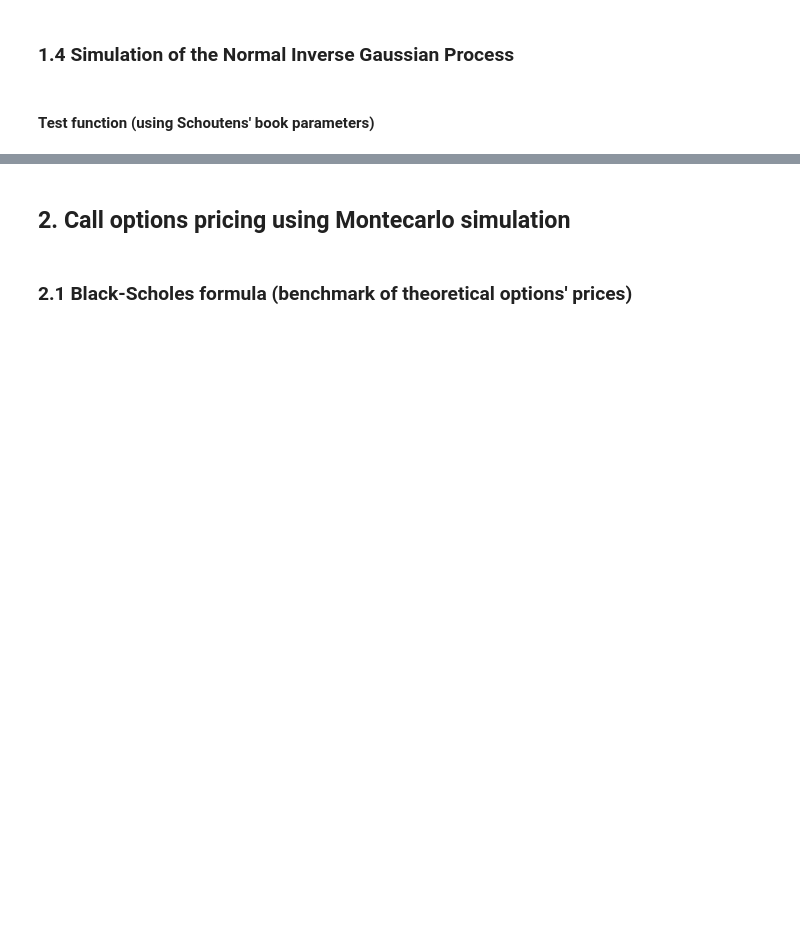
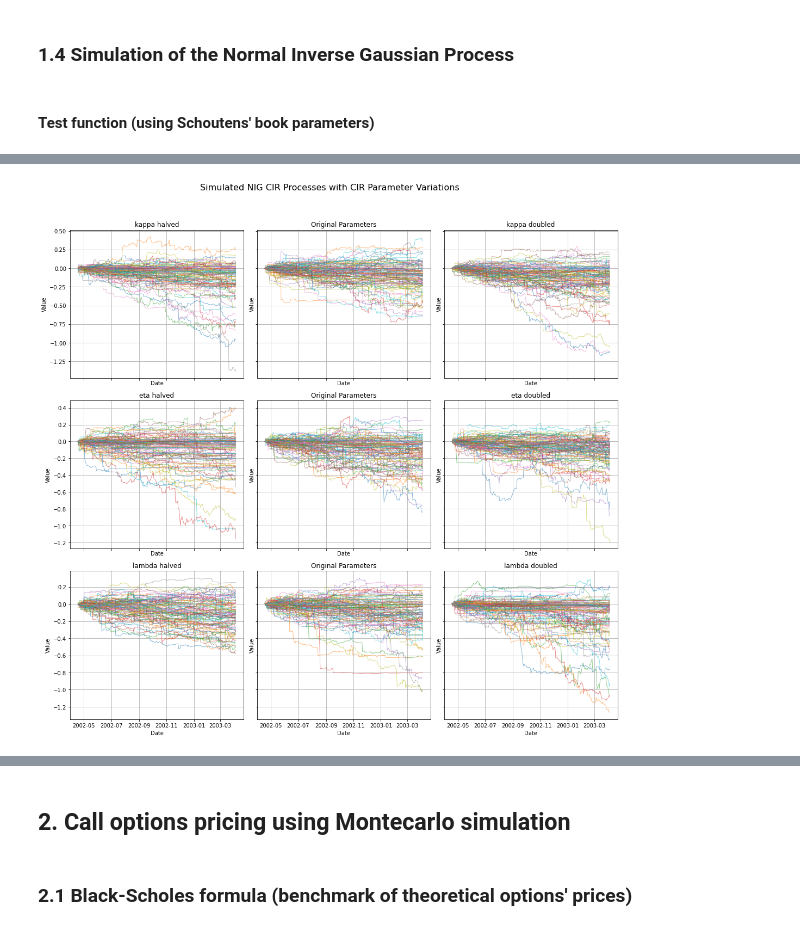
Before and after one commit to FabbriSimo001/LPA_Stochastic_Volatility, a Jupyter notebook: LPA-Group_Assignment.ipynb, the cells around one changed output, grey strips where cells are left out. Drawn from its saved outputs; the diff is of its cells as text; code cells hidden in the pictures; blank space fills up the shorter version.

```diff
--- a/LPA-Group_Assignment.ipynb
+++ b/LPA-Group_Assignment.ipynb
@@ -354,0 +408,92 @@ def risk_neutral (r, q, u, t, kappa, eta, lambda_, y0):
+# %%
+# Function to plot trajectories with modified parameters
+def plot_simulations(kappa, eta, lambda_, alpha, beta, delta, title, ax):
+    # Initialize an array to store paths
+    paths = np.zeros((N, num_paths))
+    # Simulate each path
+    for i in range(num_paths):
+        time, levy_process = get_NIG_CIR(kappa, eta, lambda_, y0, T, N, alpha, beta, delta)
+        paths[:, i] = levy_process
+    # Plot the paths
+    for i in range(num_paths):
+        ax.plot(dates, paths[:, i], linewidth=0.8, alpha=0.6)
+    # Formatting
+    ax.set_title(title)
+    ax.set_xlabel("Date")
+    ax.set_ylabel("Value")
+    ax.grid(True)
+# %%
+# Original parameters (Schoutens' book: NIG_CIR Parameters)
+kappa = 0.5391     # Mean reversion speed
+eta = 1.5746       # Long-term mean
+lambda_ = 1.8772   # Volatility
+y0 = 1             # Initial value
+T = 1.0            # Time horizon
+N = 252            # Number of time steps
+alpha = 18.4815    # Tail heaviness parameter for the NIG process
+beta = -4.8412     # Asymmetry parameter for the NIG process
+delta = 0.4685     # Scale parameter for the NIG process
+num_paths = 100    # Number of trajectories
+# Generate the date range for plotting
+start_date = pd.to_datetime("2002-04-18")
+dates = pd.date_range(start=start_date, periods=N, freq='B')
+# PLAY WITH CIR COEFFICIENTS
+fig, axs = plt.subplots(3, 3, figsize=(15, 15), sharex=True, sharey='row')
+# Create a list of parameter modifications for each subplot (Halved and Doubled)
+parameter_variations = [
+    (kappa / 2, eta, lambda_, alpha, beta, delta, "kappa halved"),
+    (kappa * 2, eta, lambda_, alpha, beta, delta, "kappa doubled"),
+
+    (kappa, eta / 2, lambda_, alpha, beta, delta, "eta halved"),
+    (kappa, eta * 2, lambda_, alpha, beta, delta, "eta doubled"),
+
+    (kappa, eta, lambda_ / 2, alpha, beta, delta, "lambda halved"),
+    (kappa, eta, lambda_ * 2, alpha, beta, delta, "lambda doubled")
+]
+# Plot the original parameters in the center (1, 1)
+plot_simulations(kappa, eta, lambda_, alpha, beta, delta, "Original Parameters", axs[0, 1])
+plot_simulations(kappa, eta, lambda_, alpha, beta, delta, "Original Parameters", axs[1, 1])
+plot_simulations(kappa, eta, lambda_, alpha, beta, delta, "Original Parameters", axs[2, 1])
+# Plot each parameter variation in its corresponding subplot
+subplot_positions = [(0, 0), (0, 2), (1, 0), (1, 2), (2, 0), (2, 2)]
+for (kappa_, eta_, lambda__, alpha_, beta_, delta_, title), pos in zip(parameter_variations, subplot_positions):
+    plot_simulations(kappa_, eta_, lambda__, alpha_, beta_, delta_, title, axs[pos[0], pos[1]])
+# Set the shared y-axis for each row
+axs[0, 0].set_ylabel("Value")
+axs[1, 0].set_ylabel("Value")
+axs[2, 0].set_ylabel("Value")
+# Adjust layout and show plot
+fig.suptitle("Simulated NIG CIR Processes with CIR Parameter Variations", fontsize=16)
+plt.tight_layout(rect=[0, 0.03, 1, 0.95])  # leave space for main title
+plt.show()
+# PLAY WITH NIG COEFFICIENTS
+fig, axs = plt.subplots(3, 3, figsize=(15, 15), sharex=True, sharey='row')
+# Create a list of parameter modifications for each subplot (Halved and Doubled)
+parameter_variations = [
+    (kappa, eta, lambda_, alpha/2, beta, delta, "alpha halved"),
+    (kappa, eta, lambda_, alpha*2, beta, delta, "alpha doubled"),
+
+    (kappa, eta, lambda_, alpha, beta/2, delta, "beta halved"),
+    (kappa, eta, lambda_, alpha, beta*2, delta, "beta doubled"),
+
+    (kappa, eta, lambda_, alpha, beta, delta/2, "delta halved"),
+    (kappa, eta, lambda_, alpha, beta, delta*2, "delta doubled")
+]
+# Plot the original parameters in the center (1, 1)
+plot_simulations(kappa, eta, lambda_, alpha, beta, delta, "Original Parameters", axs[0, 1])
+plot_simulations(kappa, eta, lambda_, alpha, beta, delta, "Original Parameters", axs[1, 1])
+plot_simulations(kappa, eta, lambda_, alpha, beta, delta, "Original Parameters", axs[2, 1])
+# Plot each parameter variation in its corresponding subplot
+subplot_positions = [(0, 0), (0, 2), (1, 0), (1, 2), (2, 0), (2, 2)]
+for (kappa_, eta_, lambda__, alpha_, beta_, delta_, title), pos in zip(parameter_variations, subplot_positions):
+    plot_simulations(kappa_, eta_, lambda__, alpha_, beta_, delta_, title, axs[pos[0], pos[1]])
+# Set the shared y-axis for each row
+axs[0, 0].set_ylabel("Value")
+axs[1, 0].set_ylabel("Value")
+axs[2, 0].set_ylabel("Value")
+# Adjust layout and show plot
+fig.suptitle("Simulated NIG CIR Processes with NIG Parameter Variations", fontsize=16)
+plt.tight_layout(rect=[0, 0.03, 1, 0.95])  # leave space for main title
+plt.show()
+# %% [output]
+[figure, added]
```
Also changed, not shown: parts of 21 cells of this notebook.
